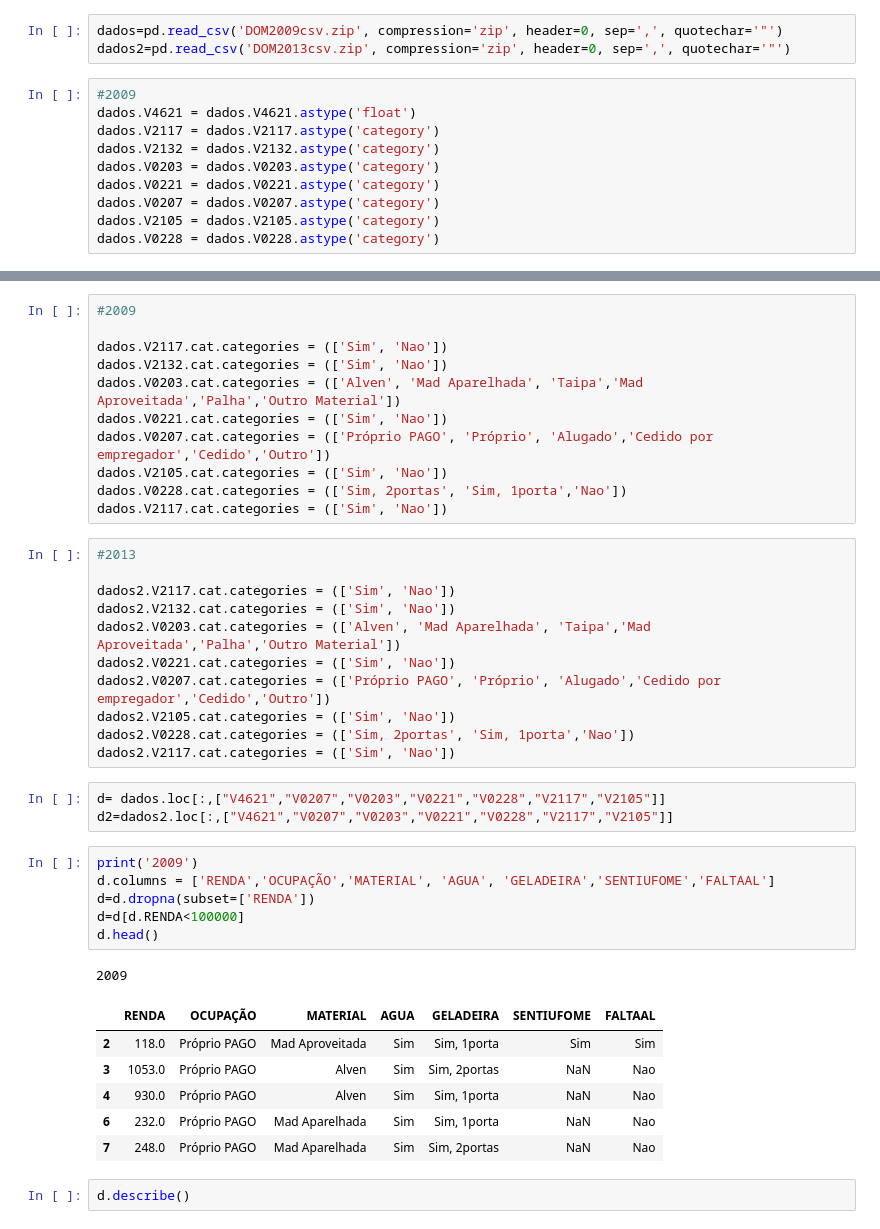
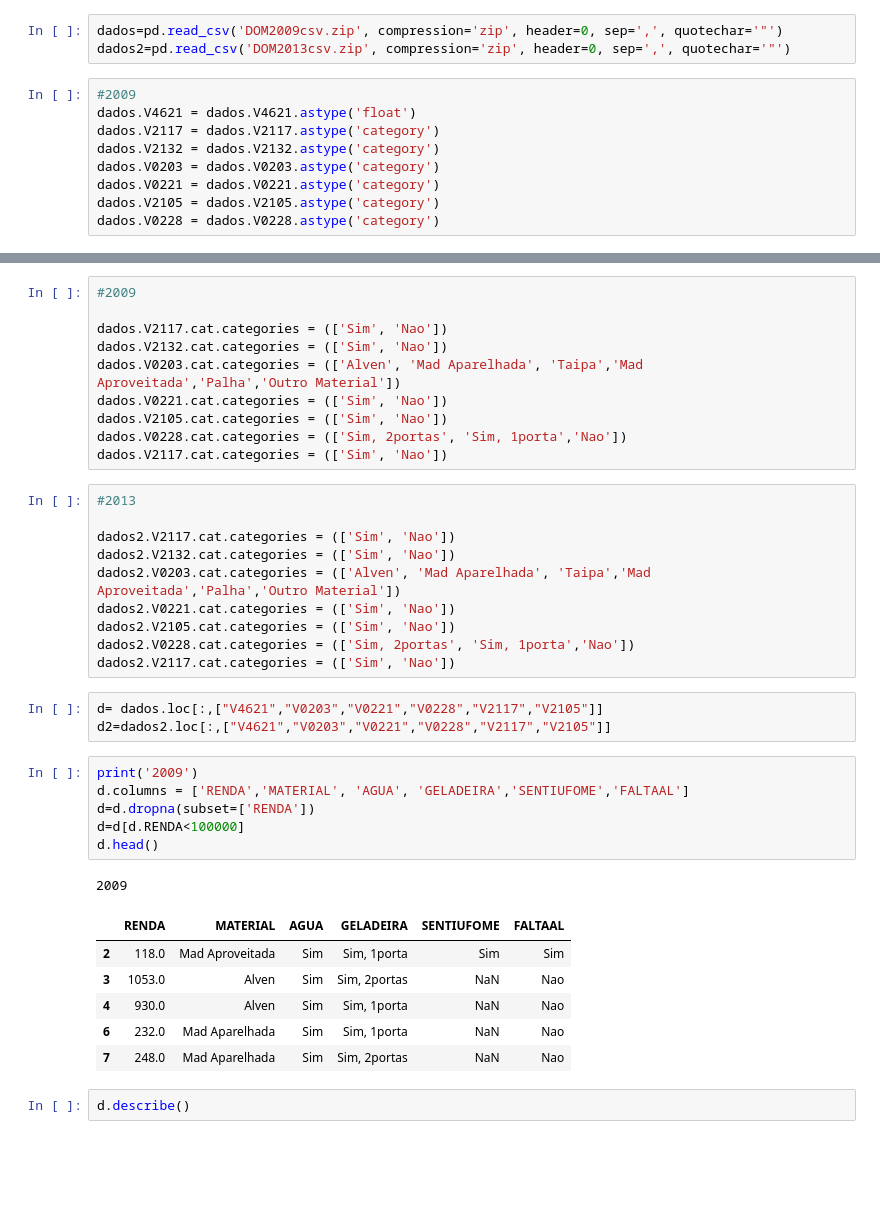
Before and after one commit to milenamaluli/CD, a Jupyter notebook: Projeto1 Milena Maluli.ipynb, the cells around one changed output, grey strips where cells are left out. Saved outputs shown, nothing was run; the diff lists cells and outputs as text; blank space fills up the shorter version.

```diff
--- a/Projeto1 Milena Maluli.ipynb
+++ b/Projeto1 Milena Maluli.ipynb
@@ -45,7 +43,6 @@ dados.V2117 = dados.V2117.astype('category')
 dados.V2132 = dados.V2132.astype('category')
 dados.V0203 = dados.V0203.astype('category')
 dados.V0221 = dados.V0221.astype('category')
-dados.V0207 = dados.V0207.astype('category')
 dados.V2105 = dados.V2105.astype('category')
 dados.V0228 = dados.V0228.astype('category')
 # %%
@@ -66,7 +62,6 @@ dados.V2117.cat.categories = (['Sim', 'Nao'])
 dados.V2132.cat.categories = (['Sim', 'Nao'])
 dados.V0203.cat.categories = (['Alven', 'Mad Aparelhada', 'Taipa','Mad Aproveitada','Palha','Outro Material'])
 dados.V0221.cat.categories = (['Sim', 'Nao'])
-dados.V0207.cat.categories = (['Próprio PAGO', 'Próprio', 'Alugado','Cedido por empregador','Cedido','Outro'])
 dados.V2105.cat.categories = (['Sim', 'Nao'])
 dados.V0228.cat.categories = (['Sim, 2portas', 'Sim, 1porta','Nao'])
 dados.V2117.cat.categories = (['Sim', 'Nao'])
@@ -77,27 +72,26 @@ dados2.V2117.cat.categories = (['Sim', 'Nao'])
 dados2.V2132.cat.categories = (['Sim', 'Nao'])
 dados2.V0203.cat.categories = (['Alven', 'Mad Aparelhada', 'Taipa','Mad Aproveitada','Palha','Outro Material'])
 dados2.V0221.cat.categories = (['Sim', 'Nao'])
-dados2.V0207.cat.categories = (['Próprio PAGO', 'Próprio', 'Alugado','Cedido por empregador','Cedido','Outro'])
 dados2.V2105.cat.categories = (['Sim', 'Nao'])
 dados2.V0228.cat.categories = (['Sim, 2portas', 'Sim, 1porta','Nao'])
 dados2.V2117.cat.categories = (['Sim', 'Nao'])
 # %%
-d= dados.loc[:,["V4621","V0207","V0203","V0221","V0228","V2117","V2105"]]
-d2=dados2.loc[:,["V4621","V0207","V0203","V0221","V0228","V2117","V2105"]]
+d= dados.loc[:,["V4621","V0203","V0221","V0228","V2117","V2105"]]
+d2=dados2.loc[:,["V4621","V0203","V0221","V0228","V2117","V2105"]]
 # %%
 print('2009')
-d.columns = ['RENDA','OCUPAÇÃO','MATERIAL', 'AGUA', 'GELADEIRA','SENTIUFOME','FALTAAL']
+d.columns = ['RENDA','MATERIAL', 'AGUA', 'GELADEIRA','SENTIUFOME','FALTAAL']
 d=d.dropna(subset=['RENDA'])
 d=d[d.RENDA<100000]
 d.head()
 # %% [output]
 2009
-|  | RENDA | OCUPAÇÃO | MATERIAL | AGUA | GELADEIRA | SENTIUFOME | FALTAAL |
-| 2 | 118.0 | Próprio PAGO | Mad Aproveitada | Sim | Sim, 1porta | Sim | Sim |
-| 3 | 1053.0 | Próprio PAGO | Alven | Sim | Sim, 2portas | NaN | Nao |
-| 4 | 930.0 | Próprio PAGO | Alven | Sim | Sim, 1porta | NaN | Nao |
-| 6 | 232.0 | Próprio PAGO | Mad Aparelhada | Sim | Sim, 1porta | NaN | Nao |
-| 7 | 248.0 | Próprio PAGO | Mad Aparelhada | Sim | Sim, 2portas | NaN | Nao |
+|  | RENDA | MATERIAL | AGUA | GELADEIRA | SENTIUFOME | FALTAAL |
+| 2 | 118.0 | Mad Aproveitada | Sim | Sim, 1porta | Sim | Sim |
+| 3 | 1053.0 | Alven | Sim | Sim, 2portas | NaN | Nao |
+| 4 | 930.0 | Alven | Sim | Sim, 1porta | NaN | Nao |
+| 6 | 232.0 | Mad Aparelhada | Sim | Sim, 1porta | NaN | Nao |
+| 7 | 248.0 | Mad Aparelhada | Sim | Sim, 2portas | NaN | Nao |
 # %%
 d.describe()
 # %% [output]
```
Also changed, not shown: parts of 14 cells of this notebook, 2 other files.
